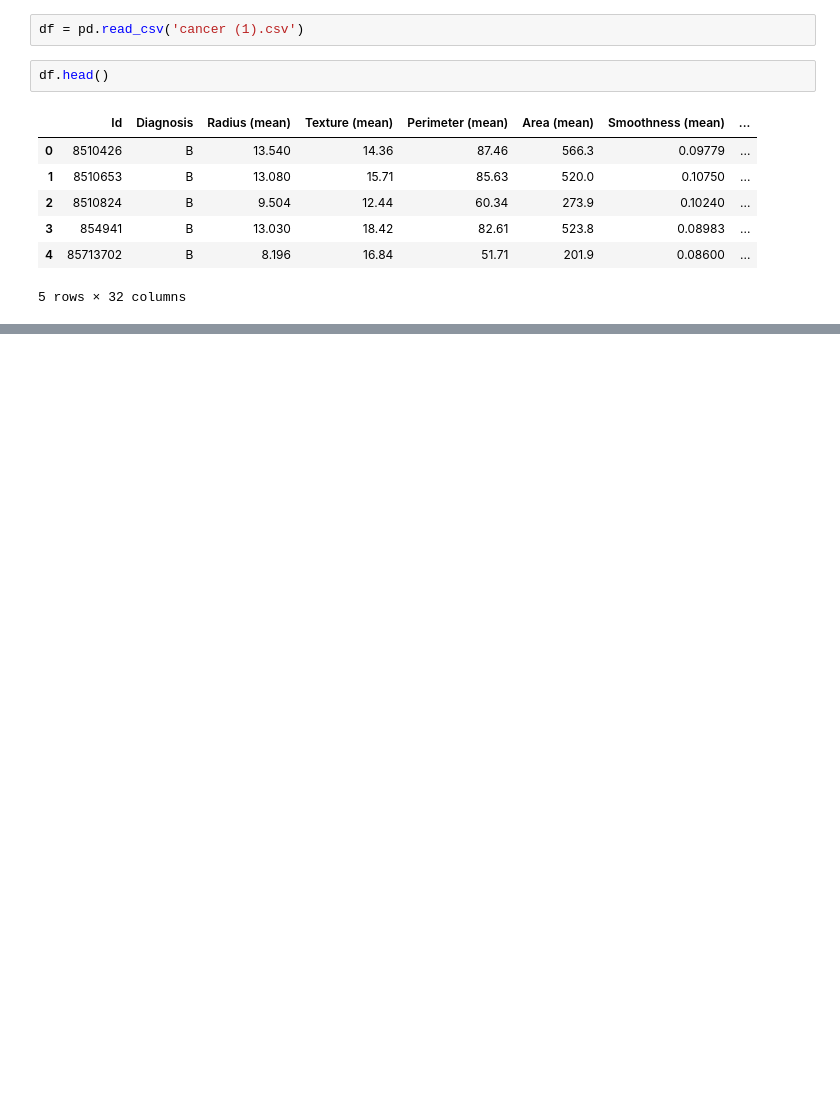
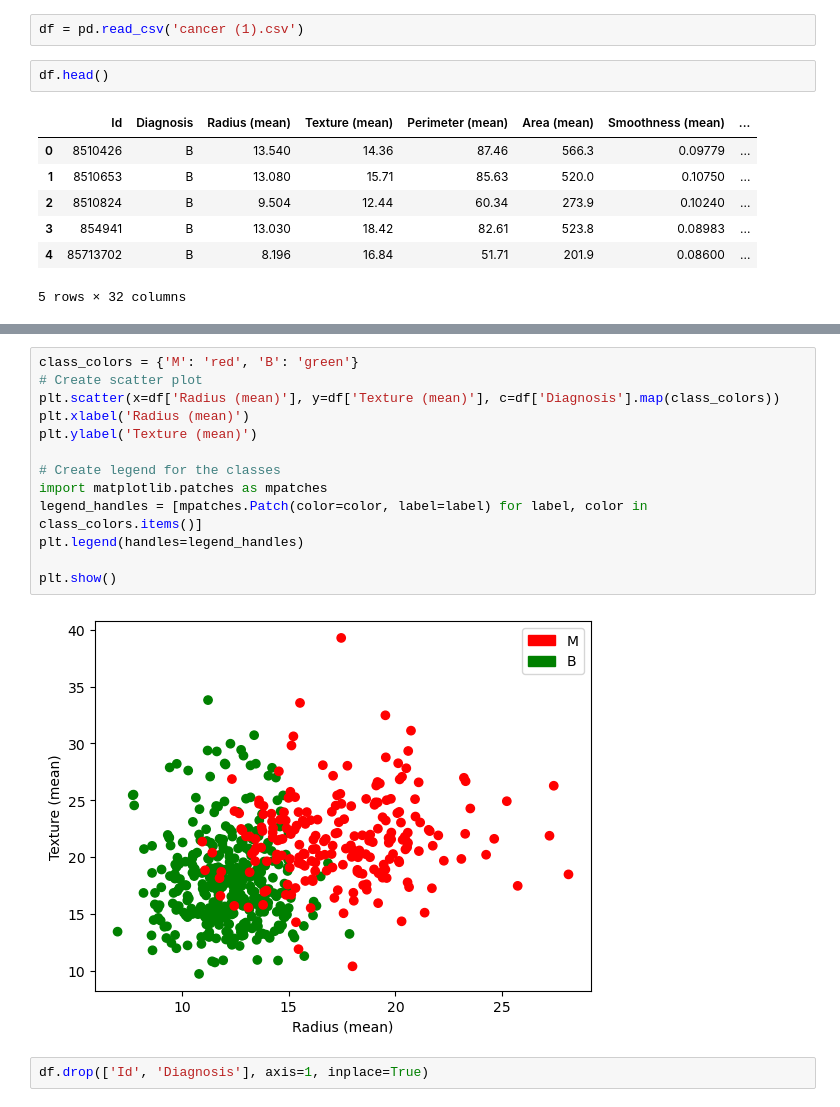
Before and after one commit to chegri1/dataviz_cancer, a Jupyter notebook: VIZ.ipynb, the cells around one changed output, grey strips where cells are left out. Cells and saved outputs as stored; diff of their text form; blank space fills up the shorter version.

```diff
--- a/VIZ.ipynb
+++ b/VIZ.ipynb
@@ -32,0 +59,17 @@ df.shape
+# %%
+class_colors = {'M': 'red', 'B': 'green'}
+# Create scatter plot
+plt.scatter(x=df['Radius (mean)'], y=df['Texture (mean)'], c=df['Diagnosis'].map(class_colors))
+plt.xlabel('Radius (mean)')
+plt.ylabel('Texture (mean)')
+
+# Create legend for the classes
+import matplotlib.patches as mpatches
+legend_handles = [mpatches.Patch(color=color, label=label) for label, color in class_colors.items()]
+plt.legend(handles=legend_handles)
+
+plt.show()
+# %% [output]
+[figure, added]
+# %%
+df.drop(['Id', 'Diagnosis'], axis=1, inplace=True)
```
Also changed, not shown: parts of 5 cells of this notebook.
